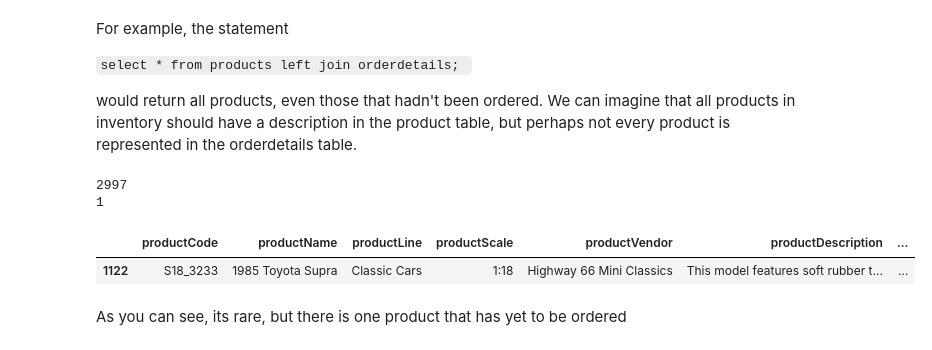
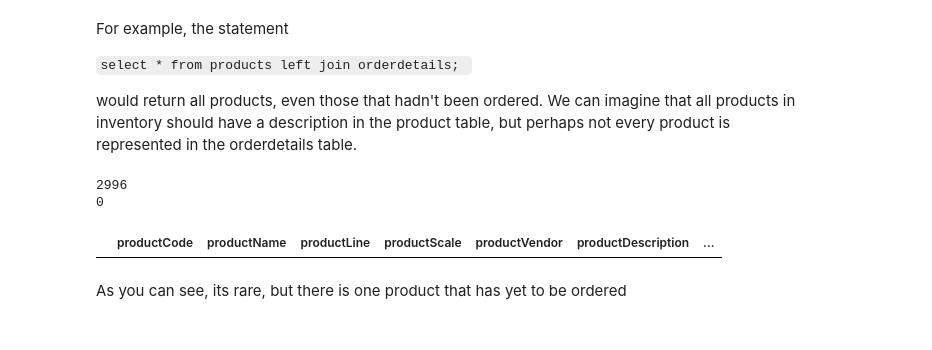
Before and after one commit to colemiller94/dsc-1-05-10-join-statements-nyc-ds-career-012819, a Jupyter notebook: index.ipynb, the cells around one changed output. Drawn from its saved outputs; the diff is of its cells as text; code cells hidden in the pictures.

```diff
--- a/index.ipynb
+++ b/index.ipynb
@@ -139,19 +139,18 @@ would return all products, even those that hadn't been ordered.
 We can imagine that all products in inventory should have a description in the product table, but perhaps not every product is represented in the orderdetails table.
 # %%
 cur.execute("""select * from products
-                        left join orderdetails
+                        join orderdetails
                         using(productCode);
                        """)
 df = pd.DataFrame(cur.fetchall()) #Take results and create dataframe
 df.columns = [i[0] for i in cur.description]
 print(len(df))
 print(len(df[df.orderNumber.isnull()]))
 df[df.orderNumber.isnull()].head()
 # %% [output]
-2997
-1
+2996
+0
 |  | productCode | productName | productLine | productScale | productVendor | productDescription | ... |
-| 1122 | S18_3233 | 1985 Toyota Supra | Classic Cars | 1:18 | Highway 66 Mini Classics | This model features soft rubber t... | ... |
 # %% [markdown]
 As you can see, its rare, but there is one product that has yet to be ordered
 # %% [markdown]
```
